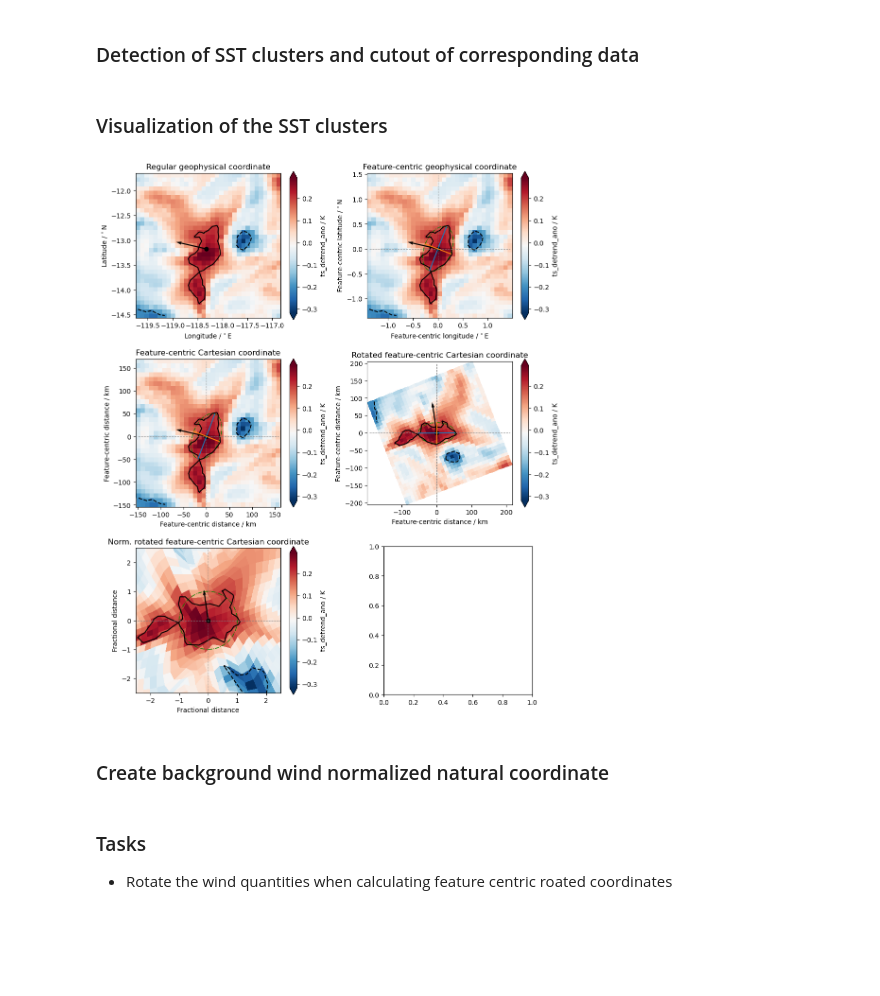
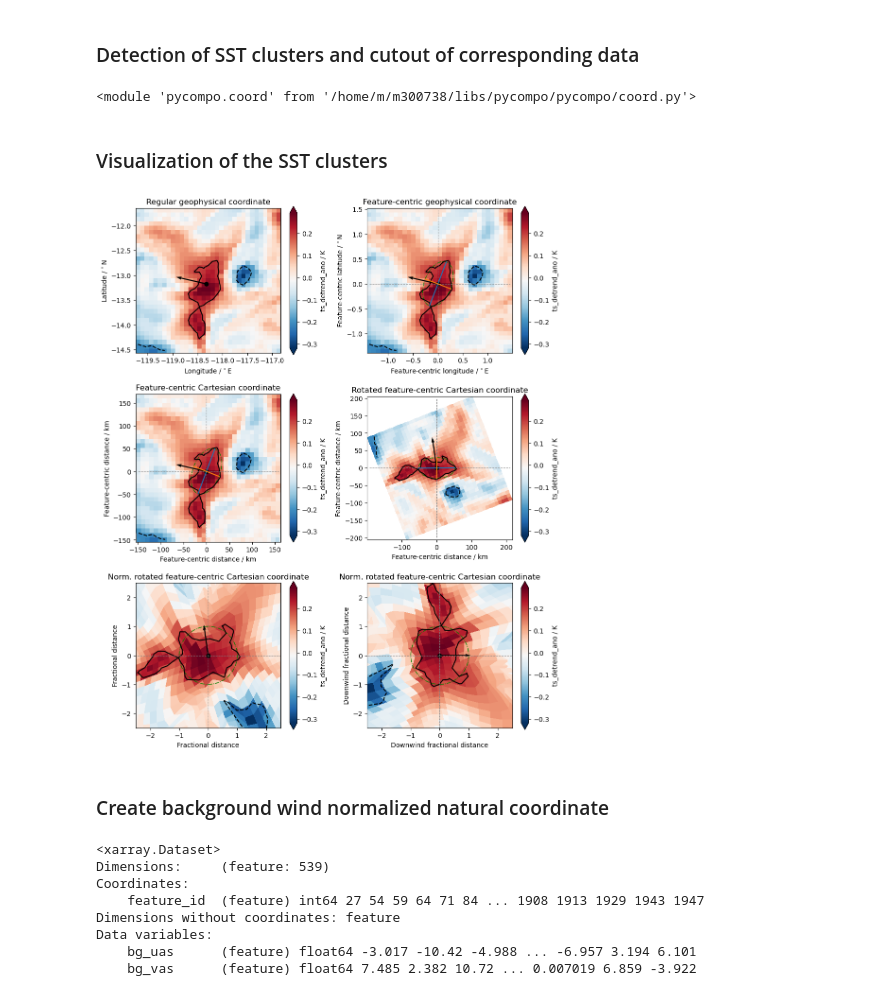
Before and after one commit to HF7weatherman/pycompo, a Jupyter notebook: examples/test_extract_SST-blobs.ipynb, the cells around one changed output. Drawn from its saved outputs; the diff is of its cells as text; code cells hidden in the pictures; blank space fills up the shorter version.

Commit message:
Add bg_wind-aligned normalized coordinate system

```diff
--- a/examples/test_extract_SST-blobs.ipynb
+++ b/examples/test_extract_SST-blobs.ipynb
@@ -128,6 +128,11 @@ pcplot.plot_preprocessing_overview_map(
 [figure]
 # %% [markdown]
 ### Detection of SST clusters and cutout of corresponding data
+# %%
+import importlib as implib
+implib.reload(pccoord)
+# %% [output]
+<module 'pycompo.coord' from '/home/m/m300738/libs/pycompo/pycompo/coord.py'>
 # %%
 dset['sst_feature'], feature_props = pcsst.extract_sst_features(
     dset['ts_detrend_ano'], threshold=dT_thresh,
@@ -140,28 +145,27 @@ dset, feature_props, feature_data = pcfeatcut.get_featcen_data_cutouts(
 
 feature_ellipse = pcellipse.get_ellipse_params(feature_props, orig_coords)
 
-feature_data = pccoord.add_featcen_coords(
-    pccoord.get_coords_orig(dset), feature_data, feature_props, feature_ellipse,
-    )
-
 feature_props = pcwind.calc_feature_bg_wind(
     feature_props, feature_data, wind_vars,
     )
+feature_data = pccoord.add_featcen_coords(
+    orig_coords, feature_data, feature_props, feature_ellipse,
+    )
 # %% [markdown]
 ### Visualization of the SST clusters
 # %%
 import importlib as implib
 implib.reload(pcplot)
 
 feature_id = 1
 data = feature_data[feature_id]
 props = feature_props.isel(feature=feature_id)
-winds = feature_props[['bg_uas', 'bg_vas']]
+wind = feature_props[['bg_uas', 'bg_vas']]
 pcplot.plot_coord_trafo(
-    feature_data, feature_ellipse, winds, feature_id, analysis_var,
+    feature_data, feature_ellipse, wind, feature_id, analysis_var,
     dT_thresh,
     )
 # %% [output]
-[figure, old version]
+[figure, new version]
 # %% [markdown]
 ### Create background wind normalized natural coordinate
@@ -179,3 +171,0 @@ def ellipse_norm_wind_rota_featcen_cart(
-# %% [markdown]
-### Tasks
-- Rotate the wind quantities when calculating feature centric roated coordinates
@@ -181,0 +209,11 @@ def ellipse_norm_wind_rota_featcen_cart(
+# %%
+get_wind_coords(feature_props[['bg_uas', 'bg_vas']], feature_ellipse)['orig']
+# %% [output]
+<xarray.Dataset>
+Dimensions:     (feature: 539)
+Coordinates:
+    feature_id  (feature) int64 27 54 59 64 71 84 ... 1908 1913 1929 1943 1947
+Dimensions without coordinates: feature
+Data variables:
+    bg_uas      (feature) float64 -3.017 -10.42 -4.988 ... -6.957 3.194 6.101
+    bg_vas      (feature) float64 7.485 2.382 10.72 ... 0.007019 6.859 -3.922
```
Also changed, not shown: parts of 2 cells of this notebook, 3 other files.
